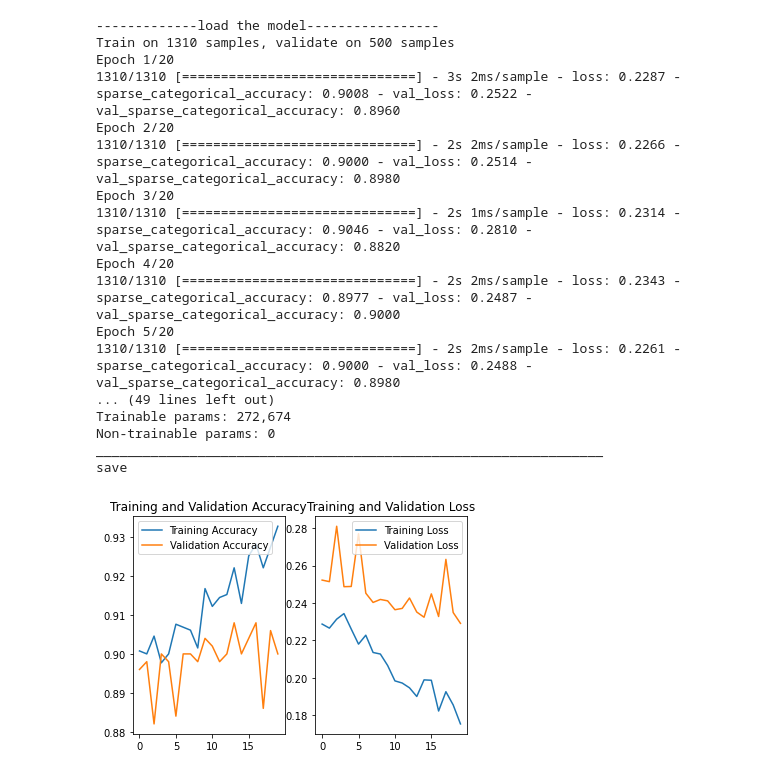
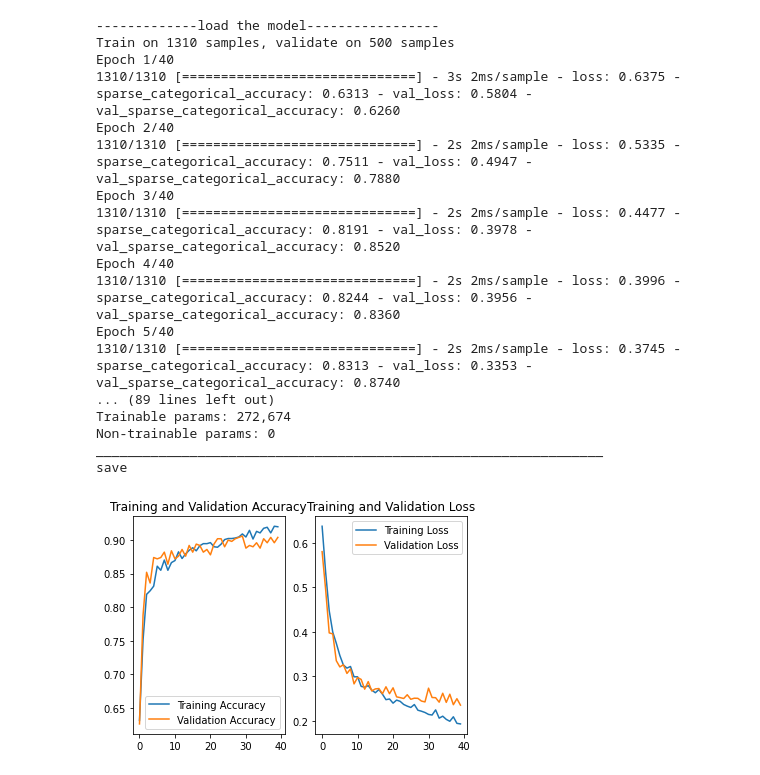
Before and after one commit to Sanduoo/Summer-is-coming-Pick-a-good-melon, a Jupyter notebook: Tensorflow/CNN_Model.ipynb, the cells around one changed output. Saved outputs shown, nothing was run; the diff lists cells and outputs as text; code cells hidden in the pictures.

Commit message:
Progress-CNN_model-graph

```diff
--- a/Tensorflow/CNN_Model.ipynb
+++ b/Tensorflow/CNN_Model.ipynb
@@ -53,10 +53,8 @@ model = tf.keras.models.Sequential([
     tf.keras.layers.Dense(2, activation=tf.nn.softmax)
 ])
 
+
 model.compile(optimizer=tf.keras.optimizers.Adam(0.0001),
-#     optimizer='adam',
-#     optimizer=tf.keras.optimizers.Adam(0.002)
-
               loss=tf.keras.losses.SparseCategoricalCrossentropy(from_logits=False),
               metrics=['sparse_categorical_accuracy'])
 
@@ -64,17 +62,16 @@ checkpoint_save_path = "checkpoint/CNN.ckpt"
 
 if os.path.exists(checkpoint_save_path + '.index'):
     print('-------------load the model-----------------')
-    model.load_weights(checkpoint_save_path)
+#     model.load_weights(checkpoint_save_path)
 
 cp_callback = tf.keras.callbacks.ModelCheckpoint(filepath=checkpoint_save_path,
                                                  save_weights_only=True,
                                                  save_best_only=True)
 
 
-history = model.fit(x_train, y_train, batch_size=32, epochs=20, validation_data=(x_test, y_test)
+history = model.fit(x_train, y_train, batch_size=32, epochs=40, validation_data=(x_test, y_test)
                     , validation_freq=1,callbacks=[cp_callback]
                    )
-
 
 model.summary()
 
@@ -90,42 +87,42 @@ file.close()
 model.save('CNN.h5')
 print("save")
 
 ###############################################    show   ###############################################
 
 # 显示训练集和验证集的acc和loss曲线
 acc = history.history['sparse_categorical_accuracy']
 val_acc = history.history['val_sparse_categorical_accuracy']
 loss = history.history['loss']
 val_loss = history.history['val_loss']
 
 plt.subplot(1, 2, 1)
 plt.plot(acc, label='Training Accuracy')
 plt.plot(val_acc, label='Validation Accuracy')
 plt.title('Training and Validation Accuracy')
 plt.legend()
 
 plt.subplot(1, 2, 2)
 plt.plot(loss, label='Training Loss')
 plt.plot(val_loss, label='Validation Loss')
 plt.title('Training and Validation Loss')
 plt.legend()
 plt.show()
 # %% [output]
 -------------load the model-----------------
 Train on 1310 samples, validate on 500 samples
-Epoch 1/20
-1310/1310 [==============================] - 3s 2ms/sample - loss: 0.2287 - sparse_categorical_accuracy: 0.9008 - val_loss: 0.2522 - val_sparse_categorical_accuracy: 0.8960
-Epoch 2/20
-1310/1310 [==============================] - 2s 2ms/sample - loss: 0.2266 - sparse_categorical_accuracy: 0.9000 - val_loss: 0.2514 - val_sparse_categorical_accuracy: 0.8980
-Epoch 3/20
-1310/1310 [==============================] - 2s 1ms/sample - loss: 0.2314 - sparse_categorical_accuracy: 0.9046 - val_loss: 0.2810 - val_sparse_categorical_accuracy: 0.8820
-Epoch 4/20
-1310/1310 [==============================] - 2s 2ms/sample - loss: 0.2343 - sparse_categorical_accuracy: 0.8977 - val_loss: 0.2487 - val_sparse_categorical_accuracy: 0.9000
-Epoch 5/20
-1310/1310 [==============================] - 2s 2ms/sample - loss: 0.2261 - sparse_categorical_accuracy: 0.9000 - val_loss: 0.2488 - val_sparse_categorical_accuracy: 0.8980
-... (49 lines left out)
+Epoch 1/40
+1310/1310 [==============================] - 3s 2ms/sample - loss: 0.6375 - sparse_categorical_accuracy: 0.6313 - val_loss: 0.5804 - val_sparse_categorical_accuracy: 0.6260
+Epoch 2/40
+1310/1310 [==============================] - 2s 2ms/sample - loss: 0.5335 - sparse_categorical_accuracy: 0.7511 - val_loss: 0.4947 - val_sparse_categorical_accuracy: 0.7880
+Epoch 3/40
+1310/1310 [==============================] - 2s 2ms/sample - loss: 0.4477 - sparse_categorical_accuracy: 0.8191 - val_loss: 0.3978 - val_sparse_categorical_accuracy: 0.8520
+Epoch 4/40
+1310/1310 [==============================] - 2s 2ms/sample - loss: 0.3996 - sparse_categorical_accuracy: 0.8244 - val_loss: 0.3956 - val_sparse_categorical_accuracy: 0.8360
+Epoch 5/40
+1310/1310 [==============================] - 2s 2ms/sample - loss: 0.3745 - sparse_categorical_accuracy: 0.8313 - val_loss: 0.3353 - val_sparse_categorical_accuracy: 0.8740
+... (89 lines left out)
 Trainable params: 272,674
 Non-trainable params: 0
 _________________________________________________________________
 save
-[figure, old version]
+[figure, new version]
```
Also changed, not shown: 8 other files.
